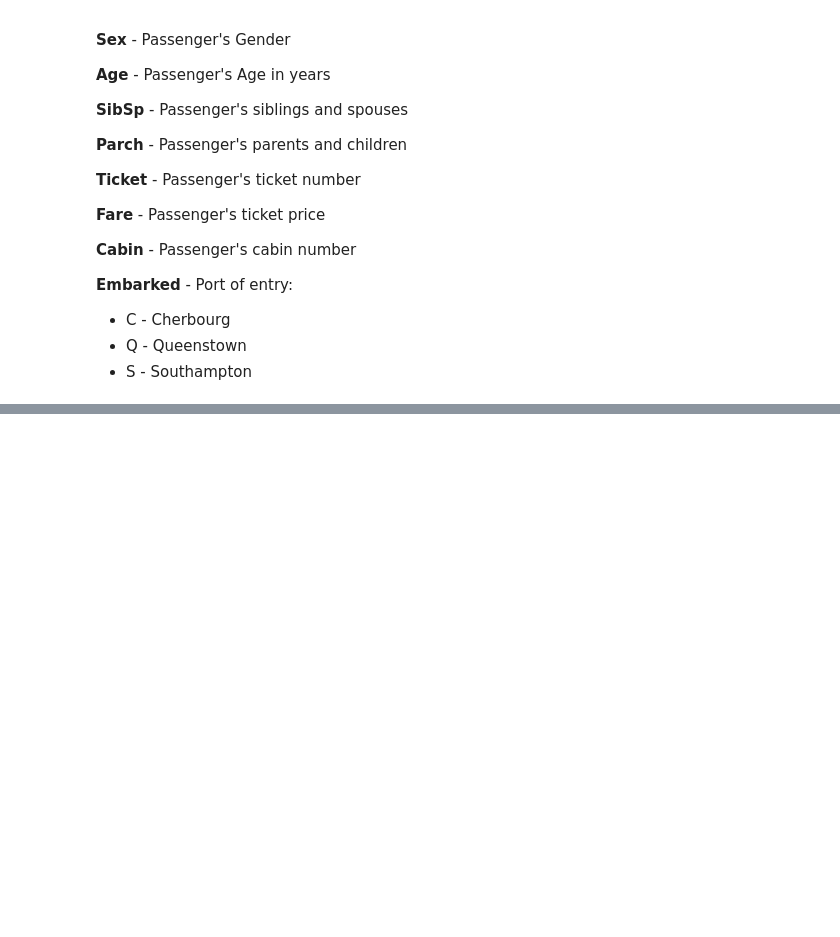
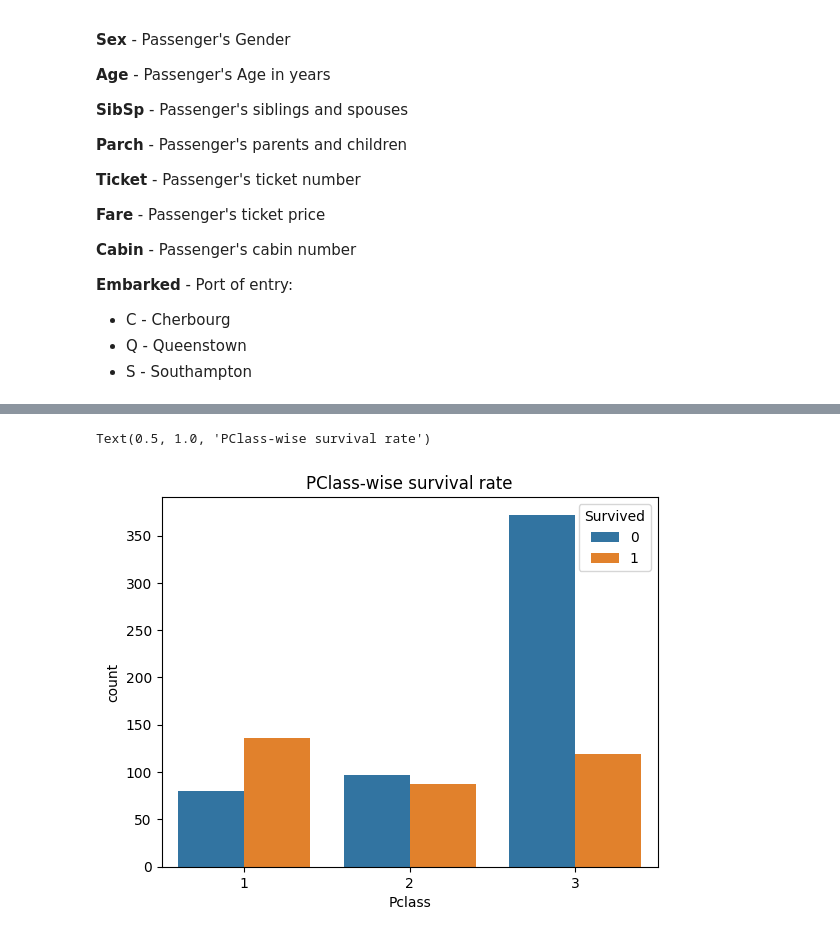
Before and after one commit to MPragya-20/titanic-data-analysis, a Jupyter notebook: titanic-data-analysis.ipynb, the cells around one changed output, grey strips where cells are left out. Saved outputs shown, nothing was run; the diff lists cells and outputs as text; code cells hidden in the pictures; blank space fills up the shorter version.

```diff
--- a/titanic-data-analysis.ipynb
+++ b/titanic-data-analysis.ipynb
@@ -112,0 +168,6 @@ dtype: int64
+# %%
+sns.countplot(train_data, x= "Pclass", hue='Survived')
+plt.title("PClass-wise survival rate")
+# %% [output]
+Text(0.5, 1.0, 'PClass-wise survival rate')
+[figure, added]
```
Also changed, not shown: parts of 17 cells of this notebook.
